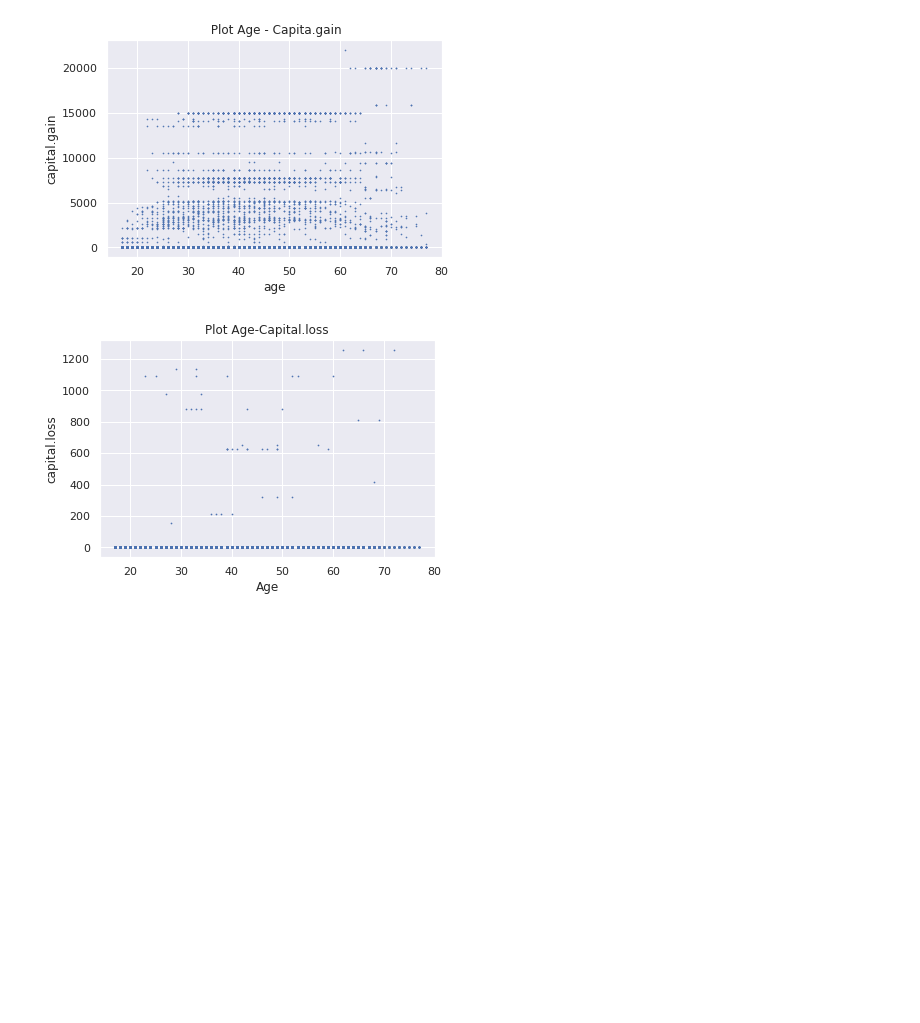
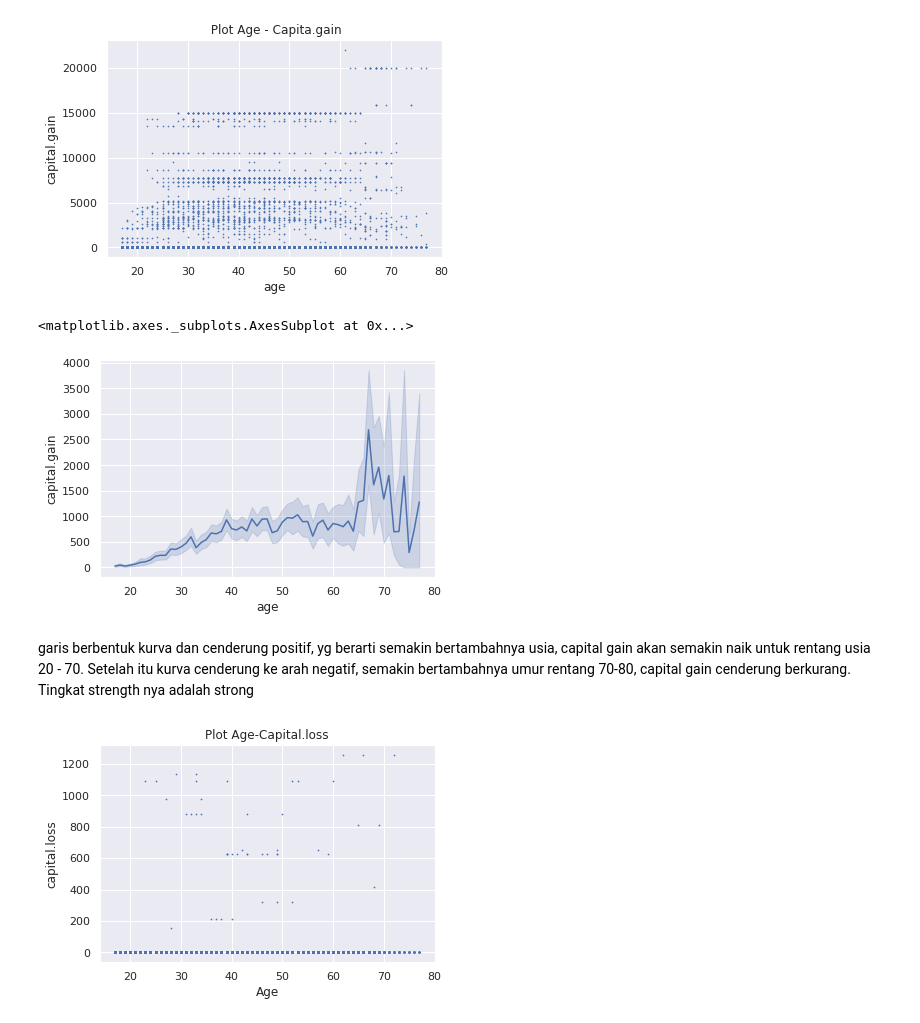
Before and after one commit to nicholasanthonys/tubes-probabilias-statistika, a Jupyter notebook: Tubes Data Cleaning.ipynb, the cells around one changed output. Drawn from its saved outputs; the diff is of its cells as text; code cells hidden in the pictures; blank space fills up the shorter version.

```diff
--- a/Tubes Data Cleaning.ipynb
+++ b/Tubes Data Cleaning.ipynb
@@ -225,6 +234,13 @@ plt.title(" Plot Age - Capita.gain")
 plt.show()
 # %% [output]
 [figure]
+# %%
+sns.lineplot(x="age",y="capital.gain",data=datacensus)
+# %% [output]
+<matplotlib.axes._subplots.AxesSubplot at 0x...>
+[figure, added]
+# %% [markdown]
+garis berbentuk kurva dan cenderung positif,  yg berarti semakin bertambahnya usia, capital gain akan semakin naik untuk rentang usia 20 - 70. Setelah itu kurva cenderung ke arah negatif, semakin bertambahnya umur rentang 70-80, capital gain cenderung berkurang. Tingkat strength nya adalah strong
 # %%
 plt.scatter(datacensus["age"], datacensus["capital.loss"], s=0.5)
 plt.xlabel("Age")
```
Also changed, not shown: parts of 19 cells of this notebook.
